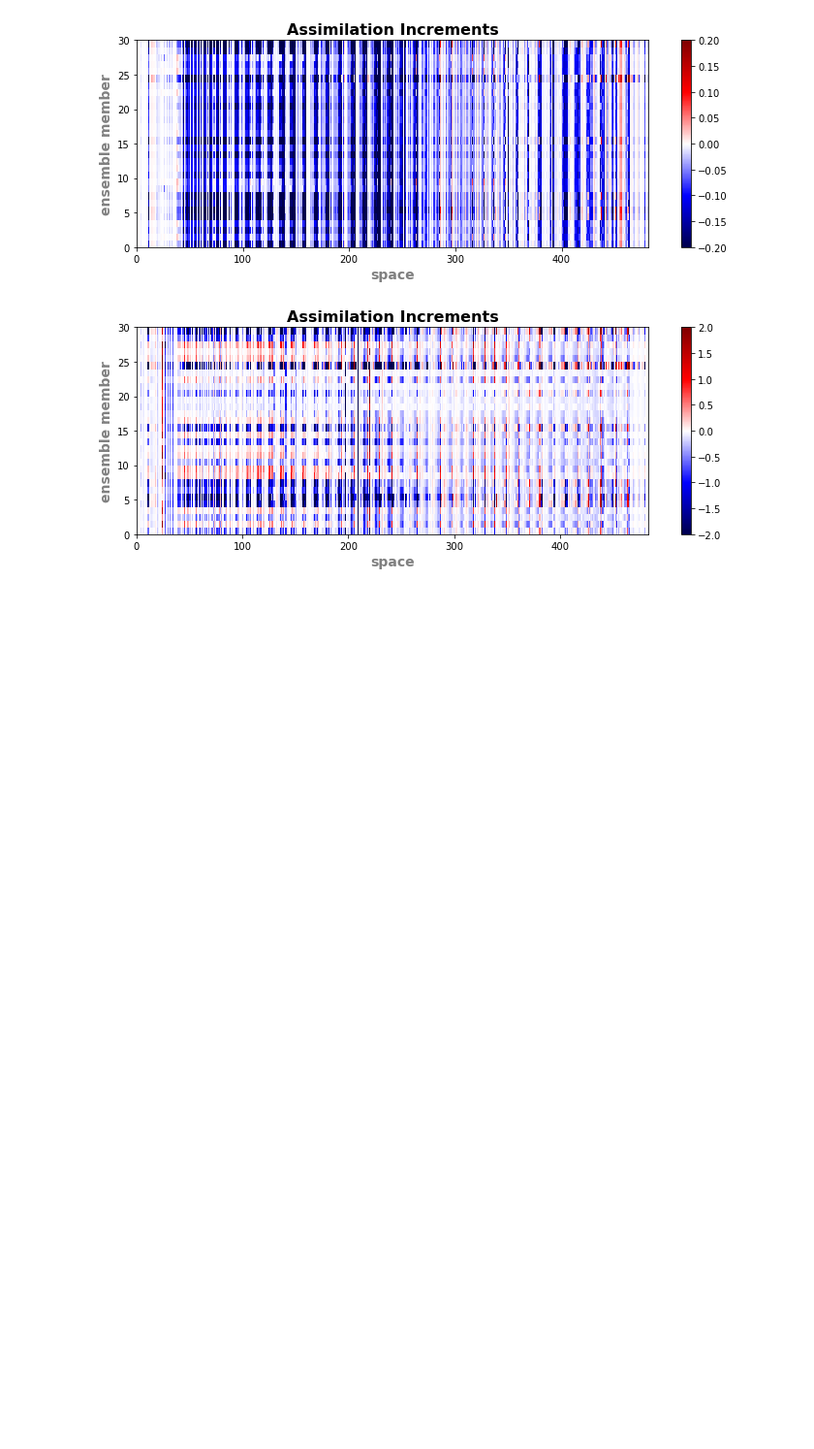
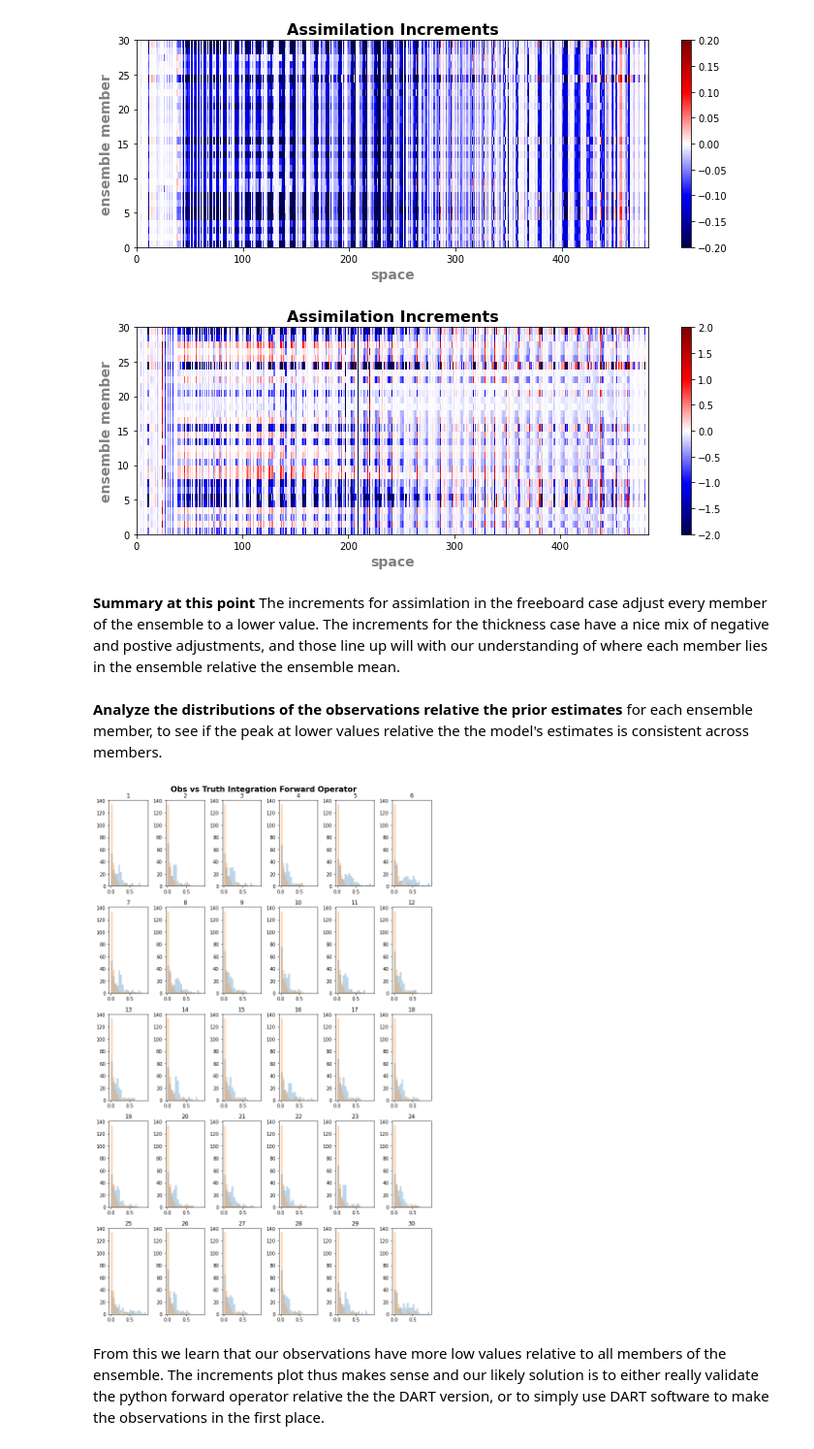
Before and after one commit to mollymwieringa/assimilation, a Jupyter notebook: XX_Freeboard_Problem.ipynb, the cells around one changed output. Shown at 97% size. Saved outputs shown, nothing was run; the diff lists cells and outputs as text; code cells hidden in the pictures; blank space fills up the shorter version.

Commit message:
checking all ensemble members against obs

```diff
--- a/XX_Freeboard_Problem.ipynb
+++ b/XX_Freeboard_Problem.ipynb
@@ -200,3 +200,53 @@ plt.title('Assimilation Increments', fontsize = 16, fontweight='bold')
 plt.tight_layout()
 # %% [output]
 [figure]
+# %% [markdown]
+**Summary at this point**
+The increments for assimlation in the freeboard case adjust every member of the ensemble to a lower value. The increments for the thickness case have a nice mix of negative and postive adjustments, and those line up will with our understanding of where each member lies in the ensemble relative the ensemble mean.
+# %% [markdown]
+**Analyze the distributions of the observations relative the prior estimates** for each ensemble member, to see if the peak at lower values relative the the model's estimates is consistent across members.
+# %%
+li = range(5,66)
+odds = [x for x in li if x % 2 == 0]
+
+inc = []
+
+fig, axs = plt.subplots(5, 6, figsize = (10,16))
+
+count1 = 0
+count2 = 0
+count3 = 1
+for c in odds:
+    # do calculations
+    data1 = fb_model_obs.where(fb_model_obs.qc <=3).observations.sel(copy=c)[:,1]
+    data2 = fb_model_obs.where(fb_model_obs.qc <=3).observations.sel(copy=1)[:,1]
+    binedges = [x/100 for x in range(0,100,5)] #,  0.1, 0.2, 0.3, 0.4, 0.5, 0.6, 0.7, 0.8]
+    axs[count1, count2].hist(data1,
+                             bins=binedges,
+                             alpha = 0.3,
+#                              label = 'truth integration estimate'
+                            ) # np.arange(np.min(data1), np.max(data1) + binwidth, binwidth),
+    axs[count1, count2].hist(data2,
+                             bins=binedges,
+                             alpha = 0.3,
+#                              label = 'original obs'
+                            )
+    axs[count1, count2].set_title(str(count3))
+    count2 += 1
+    if count2 > 5:
+        count2=0
+        count1 += 1
+
+    count3 +=1
+
+plt.suptitle('Obs vs Truth Integration Forward Operator', fontweight='bold',fontsize = 16)
+# plt.title('freeboard', fontweight='bold', fontsize = 14, color = 'grey')
+# plt.xlabel('obs value (m)', fontweight = 'bold',fontsize = 14, color = 'grey')
+# plt.ylabel('number of obs', fontweight = 'bold', fontsize = 14, color = 'grey')
+# plt.legend(fontsize = 14)
+
+plt.tight_layout()
+# %% [output]
+[figure, added]
+# %% [markdown]
+From this we learn that our observations have more low values relative to all members of the ensemble. The increments plot thus makes sense and our likely solution is to either really validate the python forward operator relative the the DART version, or to simply use DART software to make the observations in the first place.
```
